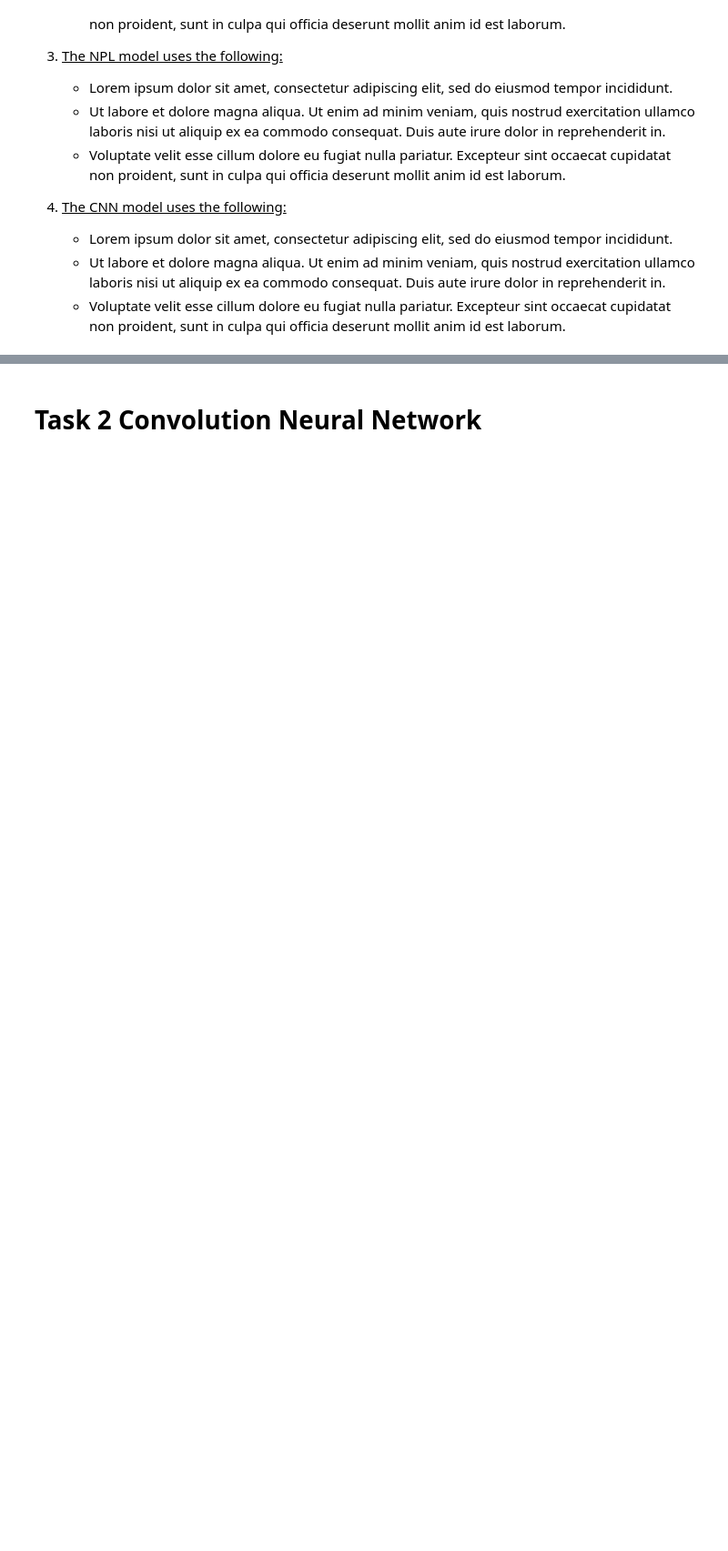
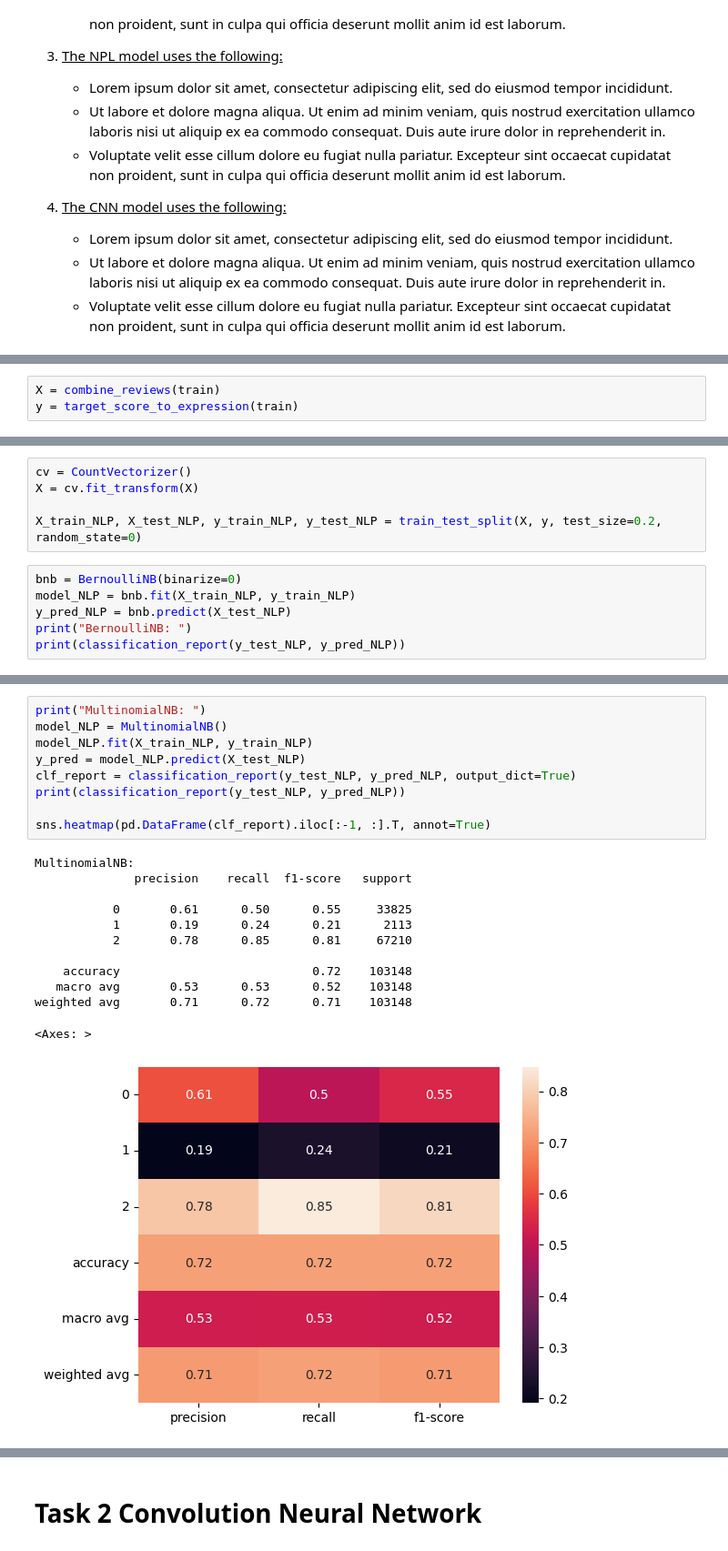
Before and after one commit to ellrub/Info284, a Jupyter notebook: groupExam.2025.ipynb, the cells around one changed output, grey strips where cells are left out. Shown at 91% size. Cells and saved outputs as stored; diff of their text form; blank space fills up the shorter version.

```diff
--- a/groupExam.2025.ipynb
+++ b/groupExam.2025.ipynb
@@ -173,0 +223,3 @@ def prepare_cnn(data):
+# %%
+X = combine_reviews(train)
+y = target_score_to_expression(train)
@@ -173,0 +382,11 @@ def prepare_cnn(data):
+# %%
+cv = CountVectorizer()
+X = cv.fit_transform(X)
+
+X_train_NLP, X_test_NLP, y_train_NLP, y_test_NLP = train_test_split(X, y, test_size=0.2, random_state=0)
+# %%
+bnb = BernoulliNB(binarize=0)
+model_NLP = bnb.fit(X_train_NLP, y_train_NLP)
+y_pred_NLP = bnb.predict(X_test_NLP)
+print("BernoulliNB: ")
+print(classification_report(y_test_NLP, y_pred_NLP))
@@ -173,0 +404,22 @@ def prepare_cnn(data):
+# %%
+print("MultinomialNB: ")
+model_NLP = MultinomialNB()
+model_NLP.fit(X_train_NLP, y_train_NLP)
+y_pred = model_NLP.predict(X_test_NLP)
+clf_report = classification_report(y_test_NLP, y_pred_NLP, output_dict=True)
+print(classification_report(y_test_NLP, y_pred_NLP))
+
+sns.heatmap(pd.DataFrame(clf_report).iloc[:-1, :].T, annot=True)
+# %% [output]
+MultinomialNB:
+              precision    recall  f1-score   support
+
+           0       0.61      0.50      0.55     33825
+           1       0.19      0.24      0.21      2113
+           2       0.78      0.85      0.81     67210
+
+    accuracy                           0.72    103148
+   macro avg       0.53      0.53      0.52    103148
+weighted avg       0.71      0.72      0.71    103148
+<Axes: >
+[figure, added]
```
Also changed, not shown: parts of 41 cells of this notebook, 2 other files.
